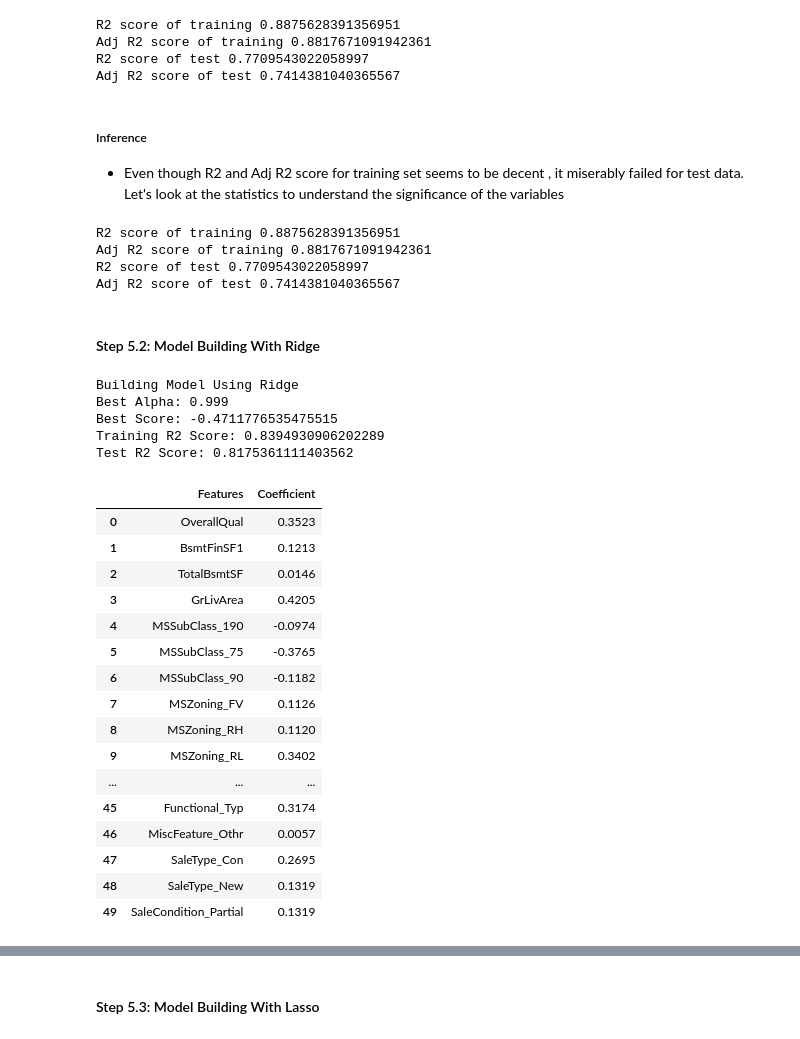
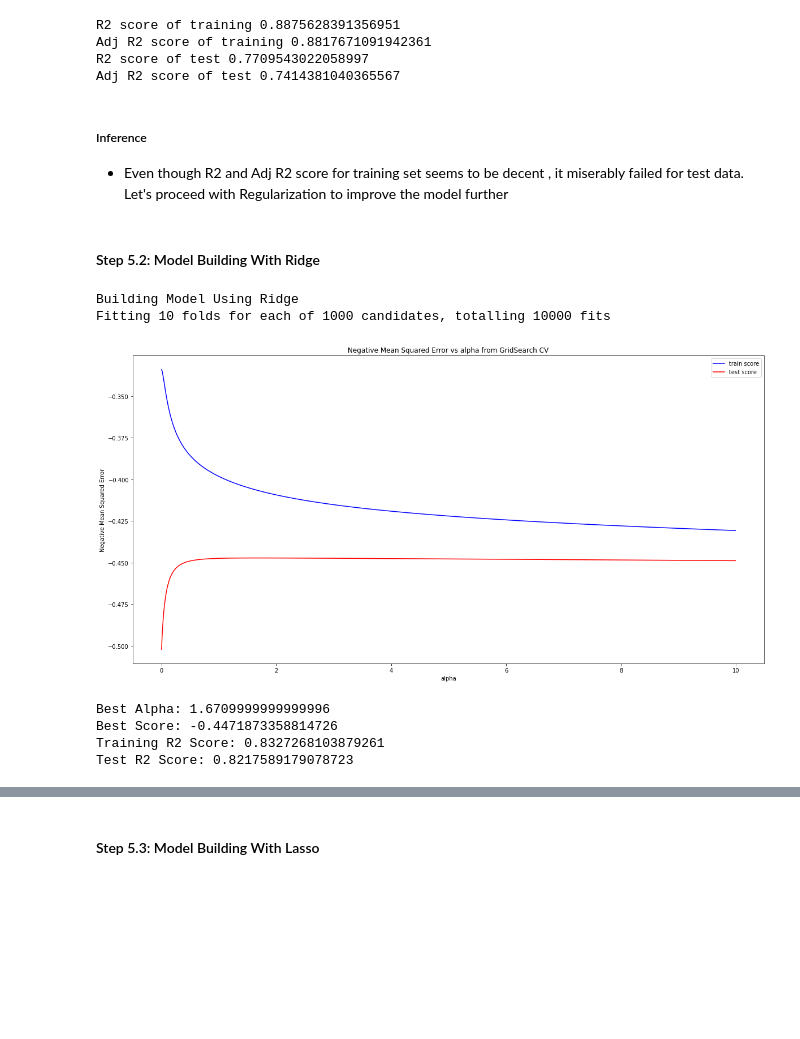
Before and after one commit to SathishKumarRamasamy/advance-regression-assignment, a Jupyter notebook: advanced-regression-assignment.ipynb, the cells around one changed output, grey strips where cells are left out. Saved outputs shown, nothing was run; the diff lists cells and outputs as text; code cells hidden in the pictures; blank space fills up the shorter version.

Commit message:
Model Eval and Comparison

```diff
--- a/advanced-regression-assignment.ipynb
+++ b/advanced-regression-assignment.ipynb
@@ -2452,4 +2473,4 @@ R2 score of test 0.7709543022058997
 Adj R2 score of test 0.7414381040365567
 # %% [markdown]
 ##### Inference
-- Even though R2 and Adj R2 score for training set seems to be decent , it miserably failed for test data. Let's look at the statistics to understand the significance of the variables
+- Even though R2 and Adj R2 score for training set seems to be decent , it miserably failed for test data. Let's proceed with Regularization to improve the model further
@@ -2459,55 +2477,14 @@ X_test_final = X_test_rfe[X_train_final.columns]
-# %%
-# Create Linear Regression Model
-lm = LinearRegression()
-lm.fit(X_train_final,y_train)
-y_train_pred = lm.predict(X_train_final)
-y_test_pred = lm.predict(X_test_final)
-train_r2_score  = r2_score(y_true=y_train,y_pred=y_train_pred)
-train_adj_r2_scopre = adjusted_r2(X_train_final,train_r2_score)
-test_r2_score  = r2_score(y_true=y_test,y_pred=y_test_pred)
-test_adj_r2_score = adjusted_r2(X_test_final,test_r2_score)
-print(f"R2 score of training {train_r2_score}")
-print(f"Adj R2 score of training {train_adj_r2_scopre}")
-print(f"R2 score of test {test_r2_score}")
-print(f"Adj R2 score of test {test_adj_r2_score}")
-# %% [output]
-R2 score of training 0.8875628391356951
-Adj R2 score of training 0.8817671091942361
-R2 score of test 0.7709543022058997
-Adj R2 score of test 0.7414381040365567
 # %% [markdown]
 #### Step 5.2: Model Building With Ridge
 # %%
 print(f"Building Model Using Ridge ")
-ridge_alphas = list(np.arange(0, 1,0.001))
-result = build_with_regularization(X_train_final,y_train,X_test_final,y_test,'Ridge',ridge_alphas)
-print(f"Best Alpha: {result['best_alpha']}")
-print(f"Best Score: {result['best_score']}")
-print(f"Training R2 Score: {result['train_r2_score']}")
-print(f"Test R2 Score: {result['test_r2_score']}")
+ridge_alphas = list(np.arange(0.001, 10,0.01))
+ridge_result = build_with_regularization(X_train_rfe,y_train,X_test_rfe,y_test,'Ridge',ridge_alphas)
 # %% [output]
 Building Model Using Ridge
-Best Alpha: 0.999
-Best Score: -0.4711776535475515
-Training R2 Score: 0.8394930906202289
-Test R2 Score: 0.8175361111403562
+Fitting 10 folds for each of 1000 candidates, totalling 10000 fits
+[figure, added]
+Best Alpha: 1.6709999999999996
+Best Score: -0.4471873358814726
+Training R2 Score: 0.8327268103879261
+Test R2 Score: 0.8217589179078723
-# %%
-pd.DataFrame({'Features':X_train_final.columns, 'Coefficient':result['model'].coef_.round(4)})
-# %% [output]
-|  | Features | Coefficient |
-| 0 | OverallQual | 0.3523 |
-| 1 | BsmtFinSF1 | 0.1213 |
-| 2 | TotalBsmtSF | 0.0146 |
-| 3 | GrLivArea | 0.4205 |
-| 4 | MSSubClass_190 | -0.0974 |
-| 5 | MSSubClass_75 | -0.3765 |
-| 6 | MSSubClass_90 | -0.1182 |
-| 7 | MSZoning_FV | 0.1126 |
-| 8 | MSZoning_RH | 0.1120 |
-| 9 | MSZoning_RL | 0.3402 |
-| ... | ... | ... |
-| 45 | Functional_Typ | 0.3174 |
-| 46 | MiscFeature_Othr | 0.0057 |
-| 47 | SaleType_Con | 0.2695 |
-| 48 | SaleType_New | 0.1319 |
-| 49 | SaleCondition_Partial | 0.1319 |
```
Also changed, not shown: parts of 26 cells of this notebook.
